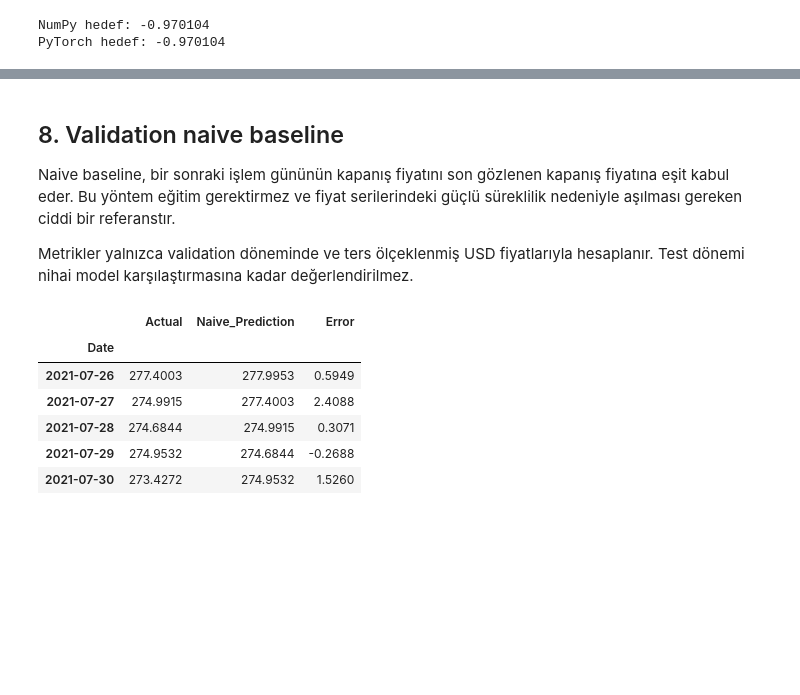
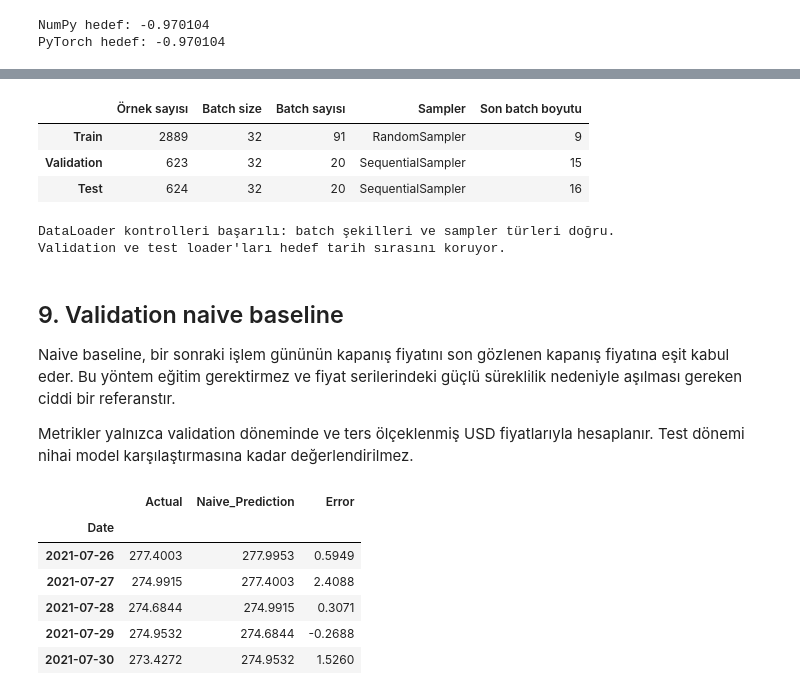
Before and after one commit to bsdburak/MS-Stock-Price-Prediction, a Jupyter notebook: notebooks/02_data_preparation.ipynb, the cells around one changed output, grey strips where cells are left out. Saved outputs shown, nothing was run; the diff lists cells and outputs as text; code cells hidden in the pictures; blank space fills up the shorter version.

Commit message:
feat: add batched time-series data loaders

```diff
--- a/notebooks/02_data_preparation.ipynb
+++ b/notebooks/02_data_preparation.ipynb
@@ -553,5 +585,64 @@ PyTorch hedef: -0.970104
+# %%
+dataloader_summary = pd.DataFrame(
+    {
+        "Örnek sayısı": [len(train_dataset), len(validation_dataset), len(test_dataset)],
+        "Batch size": [
+            train_loader.batch_size,
+            validation_loader.batch_size,
+            test_loader.batch_size,
+        ],
+        "Batch sayısı": [len(train_loader), len(validation_loader), len(test_loader)],
+        "Sampler": [
+            type(train_loader.sampler).__name__,
+            type(validation_loader.sampler).__name__,
+            type(test_loader.sampler).__name__,
+        ],
+        "Son batch boyutu": [
+            len(train_dataset) % BATCH_SIZE or BATCH_SIZE,
+            len(validation_dataset) % BATCH_SIZE or BATCH_SIZE,
+            len(test_dataset) % BATCH_SIZE or BATCH_SIZE,
+        ],
+    },
+    index=["Train", "Validation", "Test"],
+)
+
+dataloader_summary
+# %% [output]
+|  | Örnek sayısı | Batch size | Batch sayısı | Sampler | Son batch boyutu |
+| Train | 2889 | 32 | 91 | RandomSampler | 9 |
+| Validation | 623 | 32 | 20 | SequentialSampler | 15 |
+| Test | 624 | 32 | 20 | SequentialSampler | 16 |
+# %%
+assert len(train_dataset) == len(X_train_tensor)
+assert len(validation_dataset) == len(X_validation_tensor)
+assert len(test_dataset) == len(X_test_tensor)
+
+assert isinstance(train_loader.sampler, RandomSampler)
+assert isinstance(validation_loader.sampler, SequentialSampler)
+assert isinstance(test_loader.sampler, SequentialSampler)
+assert not train_loader.drop_last
+assert not validation_loader.drop_last
+assert not test_loader.drop_last
+
+validation_batch_X, validation_batch_y = next(iter(validation_loader))
+test_batch_X, test_batch_y = next(iter(test_loader))
+
+assert validation_batch_X.shape == (BATCH_SIZE, LOOKBACK, 1)
+assert validation_batch_y.shape == (BATCH_SIZE, 1)
+assert test_batch_X.shape == (BATCH_SIZE, LOOKBACK, 1)
+assert test_batch_y.shape == (BATCH_SIZE, 1)
+torch.testing.assert_close(validation_batch_X, X_validation_tensor[:BATCH_SIZE])
+torch.testing.assert_close(validation_batch_y, y_validation_tensor[:BATCH_SIZE])
+torch.testing.assert_close(test_batch_X, X_test_tensor[:BATCH_SIZE])
+torch.testing.assert_close(test_batch_y, y_test_tensor[:BATCH_SIZE])
+
+print("DataLoader kontrolleri başarılı: batch şekilleri ve sampler türleri doğru.")
+print("Validation ve test loader'ları hedef tarih sırasını koruyor.")
+# %% [output]
+DataLoader kontrolleri başarılı: batch şekilleri ve sampler türleri doğru.
+Validation ve test loader'ları hedef tarih sırasını koruyor.
 # %% [markdown]
-## 8. Validation naive baseline
+## 9. Validation naive baseline
 
 Naive baseline, bir sonraki işlem gününün kapanış fiyatını son gözlenen kapanış fiyatına eşit kabul eder. Bu yöntem eğitim gerektirmez ve fiyat serilerindeki güçlü süreklilik nedeniyle aşılması gereken ciddi bir referanstır.
 
```
Also changed, not shown: parts of 4 cells of this notebook.
